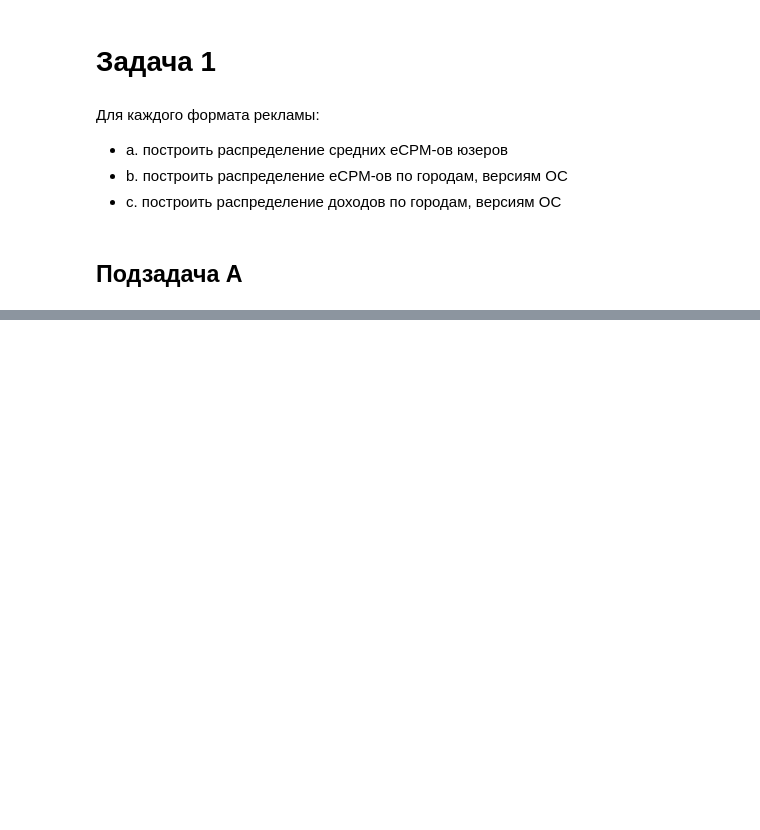
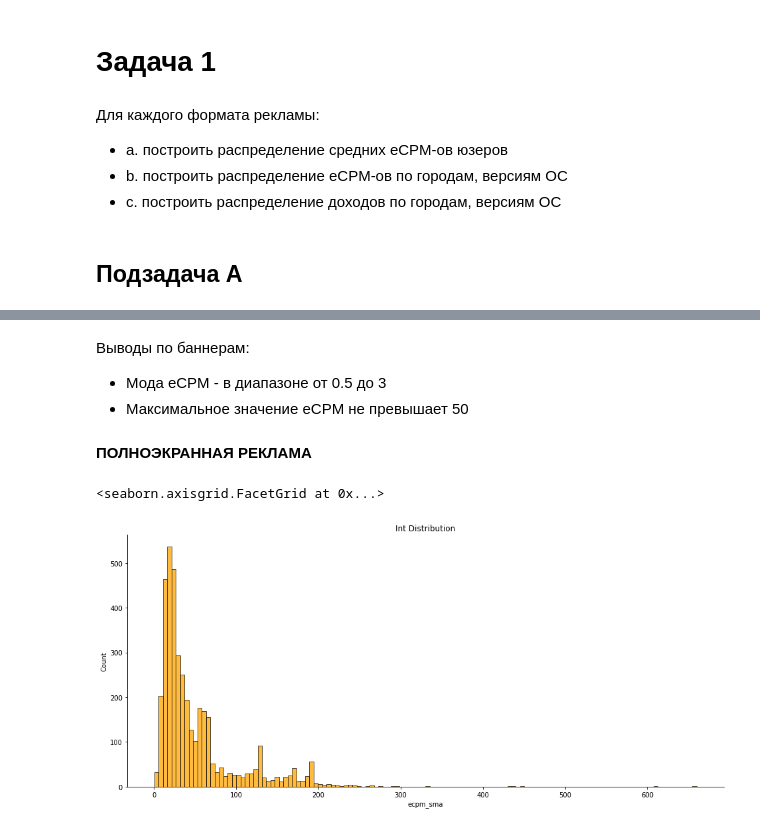
Before and after one commit to AxenovN/uga_dooga_task, a Jupyter notebook: the_task.ipynb, the cells around one changed output, grey strips where cells are left out. Drawn from its saved outputs; the diff is of its cells as text; code cells hidden in the pictures; blank space fills up the shorter version.

```diff
--- a/the_task.ipynb
+++ b/the_task.ipynb
@@ -841,0 +933,11 @@ dtype: object
+# %% [markdown]
+Выводы по баннерам:
+- Мода eCPM - в диапазоне от 0.5 до 3
+- Максимальное значение eCPM не превышает 50
+# %% [markdown]
+**ПОЛНОЭКРАННАЯ РЕКЛАМА**
+# %%
+sns.displot(df_i, x='ecpm_sma', kind='hist', color='orange', height=6, aspect=20/9).set(title='Int Distribution')
+# %% [output]
+<seaborn.axisgrid.FacetGrid at 0x...>
+[figure, added]
```
Also changed, not shown: parts of 22 cells of this notebook.
